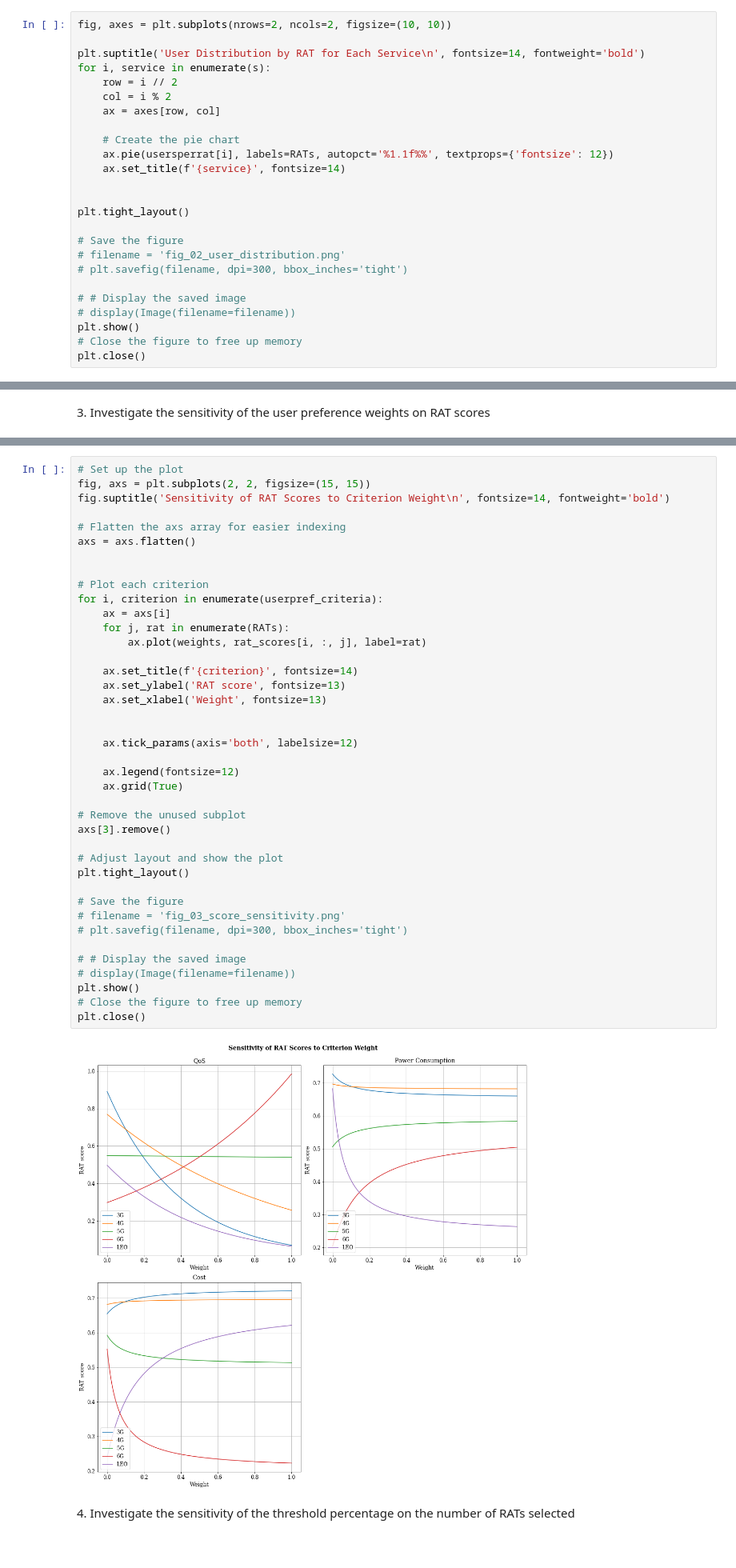
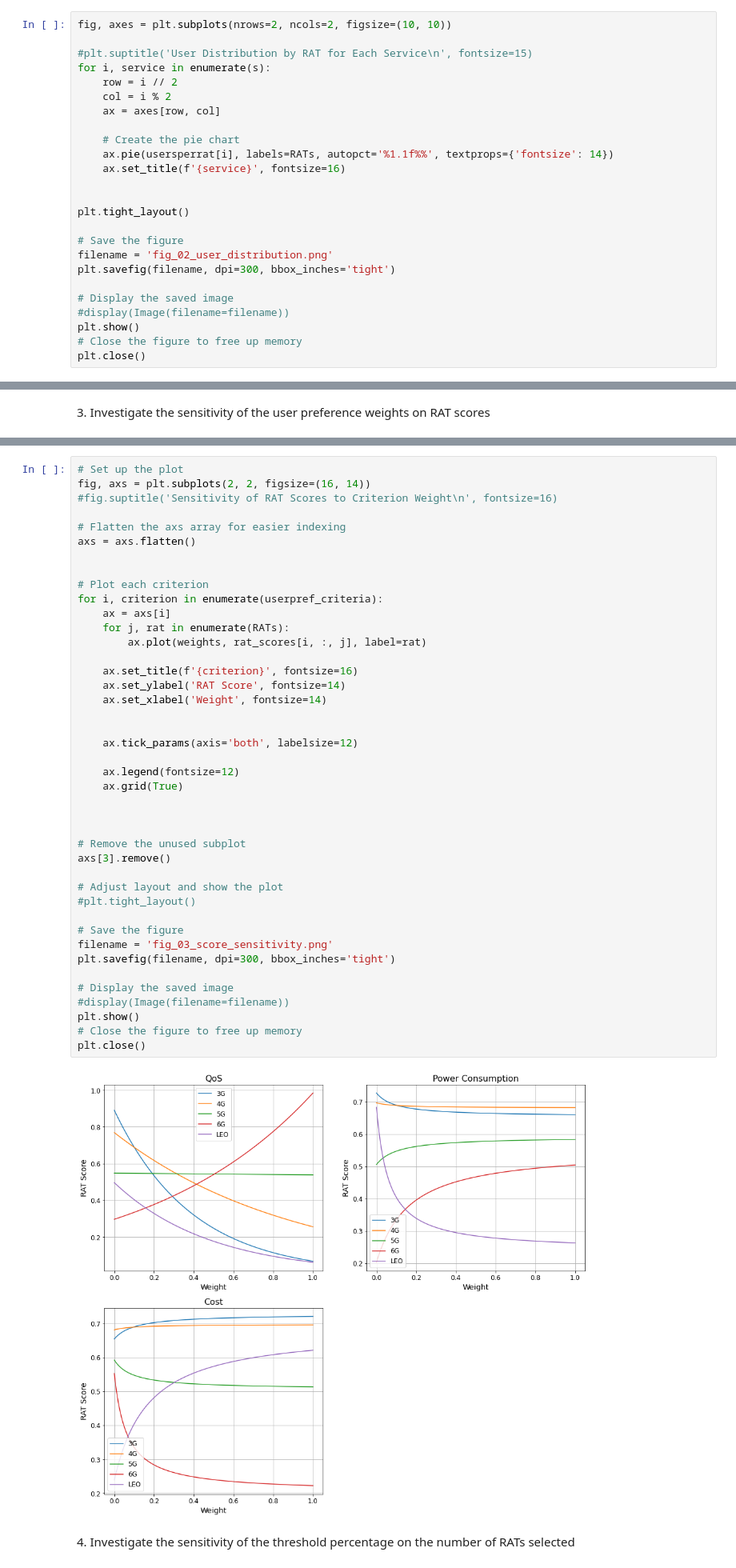
Before and after one commit to nkosinathintuli/hierarchical-NSA, a Jupyter notebook: hierarchical-nsa.ipynb, the cells around one changed output, grey strips where cells are left out. Shown at 80% size. Saved outputs shown, nothing was run; the diff lists cells and outputs as text.

Commit message:
regenerated figures

```diff
--- a/hierarchical-nsa.ipynb
+++ b/hierarchical-nsa.ipynb
@@ -611,25 +611,25 @@ df_user_rat = pd.DataFrame(usersperrat, columns=RATs, index=s) # RATs ranked 1 b
 # %%
 fig, axes = plt.subplots(nrows=2, ncols=2, figsize=(10, 10))
 
-plt.suptitle('User Distribution by RAT for Each Service\n', fontsize=14, fontweight='bold')
+#plt.suptitle('User Distribution by RAT for Each Service\n', fontsize=15)
 for i, service in enumerate(s):
     row = i // 2
     col = i % 2
     ax = axes[row, col]
 
     # Create the pie chart
-    ax.pie(usersperrat[i], labels=RATs, autopct='%1.1f%%', textprops={'fontsize': 12})
-    ax.set_title(f'{service}', fontsize=14)
+    ax.pie(usersperrat[i], labels=RATs, autopct='%1.1f%%', textprops={'fontsize': 14})
+    ax.set_title(f'{service}', fontsize=16)
 
 
 plt.tight_layout()
 
 # Save the figure
-# filename = 'fig_02_user_distribution.png'
-# plt.savefig(filename, dpi=300, bbox_inches='tight')
+filename = 'fig_02_user_distribution.png'
+plt.savefig(filename, dpi=300, bbox_inches='tight')
 
-# # Display the saved image
-# display(Image(filename=filename))
+# Display the saved image
+#display(Image(filename=filename))
 plt.show()
 # Close the figure to free up memory
 plt.close()
@@ -656,46 +656,48 @@ for i in range(userprefs_weights.size):
         rat_scores[i][j] = computeMEW(norm_rat_dm, combined_weights) #
 # %%
 # Set up the plot
-fig, axs = plt.subplots(2, 2, figsize=(15, 15))
-fig.suptitle('Sensitivity of RAT Scores to Criterion Weight\n', fontsize=14, fontweight='bold')
+fig, axs = plt.subplots(2, 2, figsize=(16, 14))
+#fig.suptitle('Sensitivity of RAT Scores to Criterion Weight\n', fontsize=16)
 
 # Flatten the axs array for easier indexing
 axs = axs.flatten()
 
 
 # Plot each criterion
 for i, criterion in enumerate(userpref_criteria):
     ax = axs[i]
     for j, rat in enumerate(RATs):
         ax.plot(weights, rat_scores[i, :, j], label=rat)
 
-    ax.set_title(f'{criterion}', fontsize=14)
-    ax.set_ylabel('RAT score', fontsize=13)
-    ax.set_xlabel('Weight', fontsize=13)
+    ax.set_title(f'{criterion}', fontsize=16)
+    ax.set_ylabel('RAT Score', fontsize=14)
+    ax.set_xlabel('Weight', fontsize=14)
 
 
     ax.tick_params(axis='both', labelsize=12)
 
     ax.legend(fontsize=12)
     ax.grid(True)
 
+
+
 # Remove the unused subplot
 axs[3].remove()
 
 # Adjust layout and show the plot
-plt.tight_layout()
+#plt.tight_layout()
 
 # Save the figure
-# filename = 'fig_03_score_sensitivity.png'
-# plt.savefig(filename, dpi=300, bbox_inches='tight')
+filename = 'fig_03_score_sensitivity.png'
+plt.savefig(filename, dpi=300, bbox_inches='tight')
 
-# # Display the saved image
-# display(Image(filename=filename))
+# Display the saved image
+#display(Image(filename=filename))
 plt.show()
 # Close the figure to free up memory
 plt.close()
 # %% [output]
-[figure, old version]
+[figure, new version]
 # %% [markdown]
 4\. Investigate the sensitivity of the threshold percentage on the number of RATs selected
 # %%
```
Also changed, not shown: parts of 5 cells of this notebook, 1 other file.
